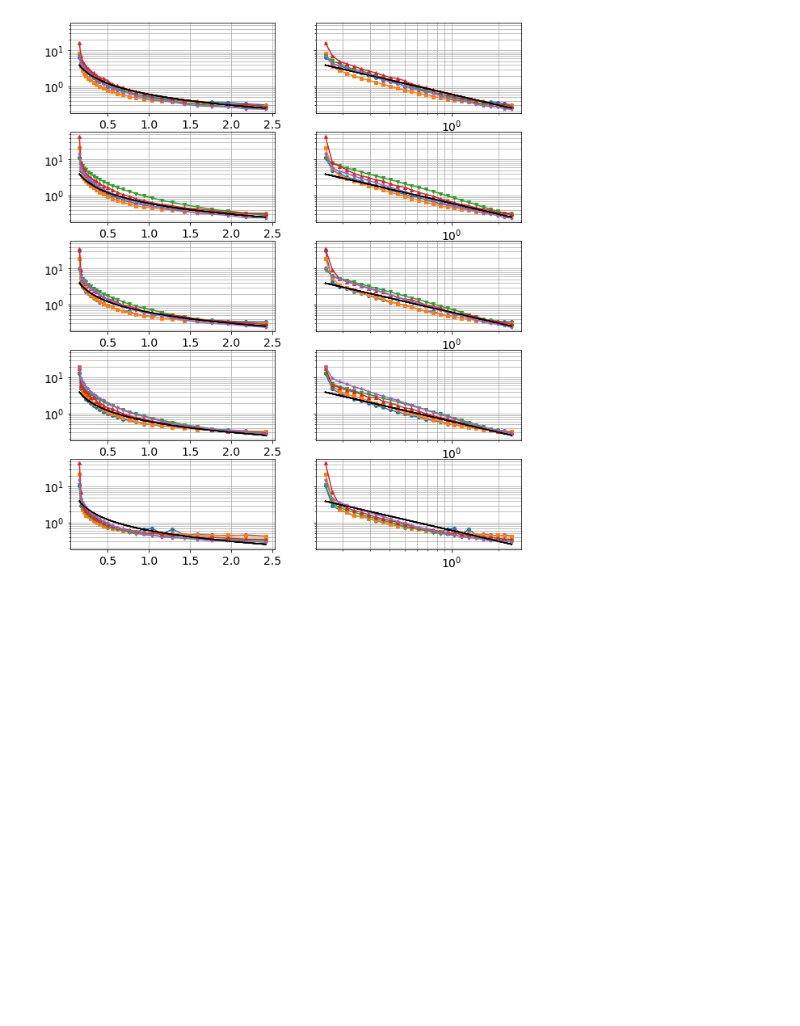
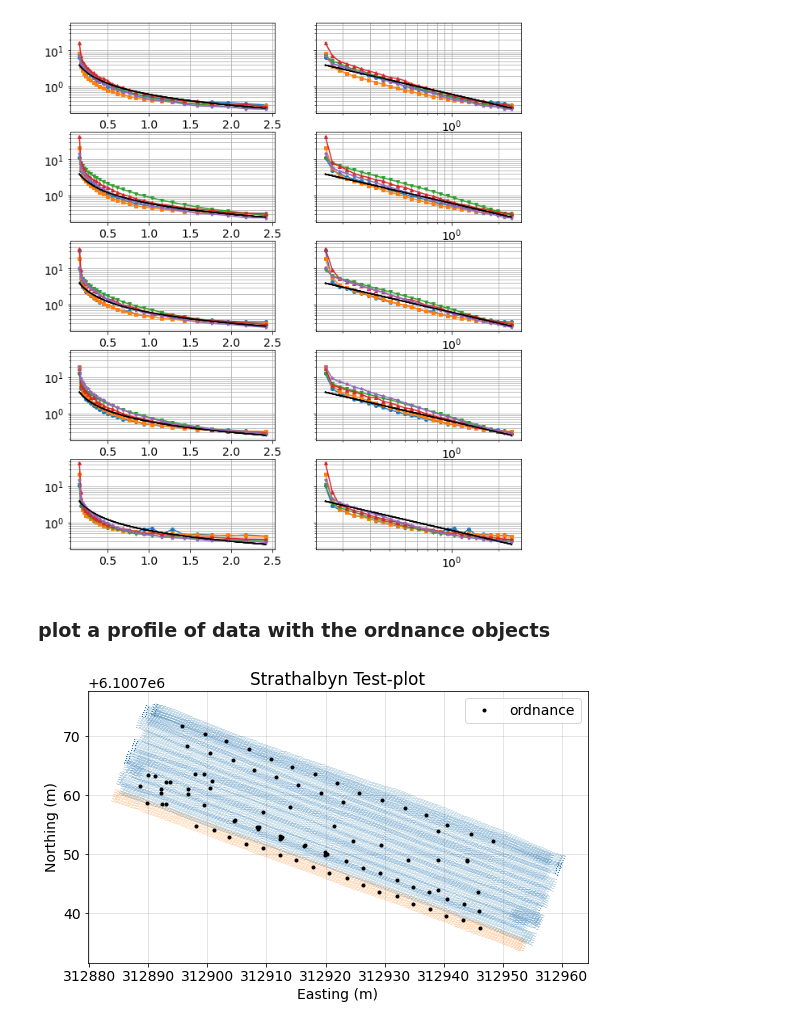
Before and after one commit to lheagy/uxo-workspace, a Jupyter notebook: plotting_test_data_and_noise.ipynb, the cells around one changed output. Saved outputs shown, nothing was run; the diff lists cells and outputs as text; code cells hidden in the pictures; blank space fills up the shorter version.

```diff
--- a/plotting_test_data_and_noise.ipynb
+++ b/plotting_test_data_and_noise.ipynb
@@ -327,3 +353,23 @@ ax.set_aspect(1)
+# %%
+line_id = 1013
+line_inds = lines == line_id
+mn_inds = mn == 0
+inds = line_inds & mn_inds
+
+line_distances = along_line_distance(xyz_data[easting, inds], xyz_data[northing, inds])
+
+fig, ax = plt.subplots(1, 1, figsize=(12, 4))
+for t, dind in zip(times, datai):
+    ax.plot(line_distances, xyz_data[dind, inds], '.', color="k", alpha=0.3)
+
+txnumplot = np.unique(xyz_data[tx_num, inds])[0]
+rxnumplot = np.unique(xyz_data[rx_num, inds])[0]
+rxcompplot = np.unique(xyz_data[rx_comp, inds])[0]
+ax.set_title(f"Line: {line_id}, Transmitter: {txnumplot}, Receiver: {rxnumplot} {rxcompplot}-component")
+ax.set_xlabel("along-line distance (m)")
+
+# ax.set_xlim([10, 20])
+ax.grid(which="both", alpha=0.4)
 # %% [markdown]
 # rotate the data sets
 # %%
@@ -340,0 +389,4 @@ print(slope, intercept)
+# %%
+model = LinearRegression(fit_intercept=False)
+# %%
+model.fit(local_easting[:, np.newaxis], local_northing)
@@ -601,3 +659,27 @@ for a in ax.flatten():
 # ax[0].set_ylabel("amplitdue")
 # %% [output]
 [figure]
+# %% [markdown]
+### plot a profile of data with the ordnance objects
+# %%
+fig, ax = plt.subplots(1, 1, figsize=(12, 5))
+
+line_id = 1013
+
+for l in np.unique(xyz_data[linesi]):
+    inds = xyz_data[linesi] == l
+    if l == line_id:
+        color = "C1"
+    else:
+        color = "C0"
+    ax.plot(xyz_data[easting, inds], xyz_data[northing, inds], f'.{color}', alpha=0.1, ms=0.1);
+
+ax.plot(groundtruth[["Easting"]], groundtruth[["Northing"]], 'k.', label="ordnance")
+ax.legend()
+ax.set_title("Strathalbyn Test-plot")
+ax.set_xlabel("Easting (m)")
+ax.set_ylabel("Northing (m)")
+ax.grid("both", alpha=0.4)
+ax.set_aspect(1)
+# %% [output]
+[figure, added]
```
Also changed, not shown: parts of 10 cells of this notebook, 4 other files.
